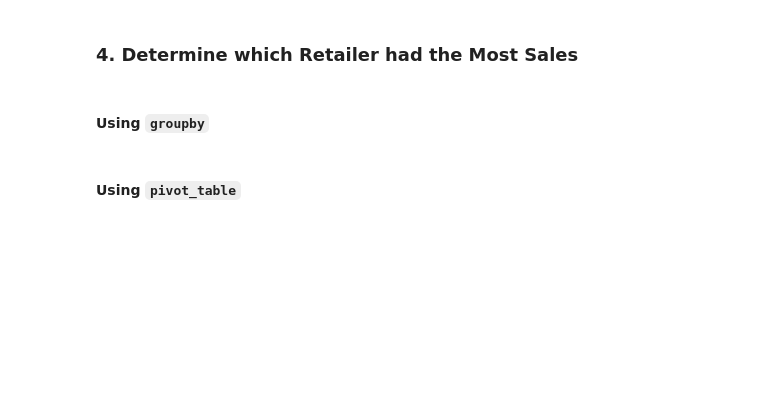
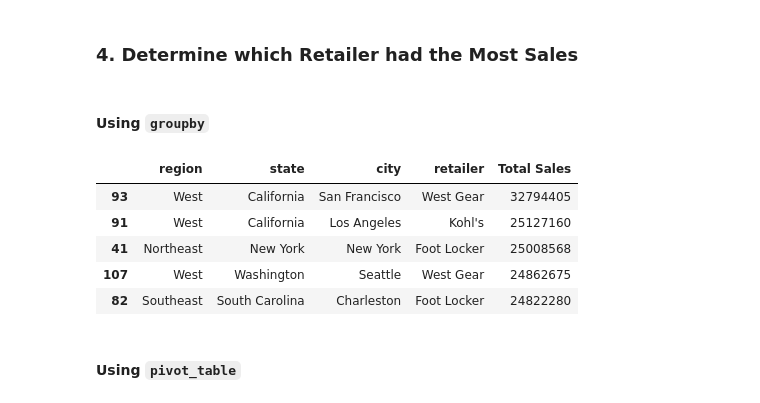
Before and after one commit to awm66/athletic_sales_analysis, a Jupyter notebook: athletic_sales_analysis_starter_code.ipynb, the cells around one changed output. Saved outputs shown, nothing was run; the diff lists cells and outputs as text; code cells hidden in the pictures; blank space fills up the shorter version.

```diff
--- a/athletic_sales_analysis_starter_code.ipynb
+++ b/athletic_sales_analysis_starter_code.ipynb
@@ -217,10 +333,27 @@ Name: units_sold, dtype: int64
 # %% [markdown]
 #### Using `groupby`
 # %%
-# Show the total sales for the products sold for each retailer, region, state, and city.
+# Show the total sales for the products sold for each retailer, region, state, and city
+grouped_combined_sales = combined_sales.groupby(by=['region', 'state', 'city', 'retailer'])['total_sales'].sum()
+
+# Reset index
+grouped_combined_sales = grouped_combined_sales.reset_index()
+
 # Rename the "total_sales" column to "Total Sales"
+grouped_combined_sales = grouped_combined_sales.rename(columns={'total_sales': 'Total Sales'})
 
-# Show the top 5 results.
+# Sort the dataframe
+grouped_combined_sales = grouped_combined_sales.sort_values(by='Total Sales', ascending=False)
+
+# Display the dataframe
+grouped_combined_sales.head(5)
+# %% [output]
+|  | region | state | city | retailer | Total Sales |
+| 93 | West | California | San Francisco | West Gear | 32794405 |
+| 91 | West | California | Los Angeles | Kohl's | 25127160 |
+| 41 | Northeast | New York | New York | Foot Locker | 25008568 |
+| 107 | West | Washington | Seattle | West Gear | 24862675 |
+| 82 | Southeast | South Carolina | Charleston | Foot Locker | 24822280 |
 # %% [markdown]
 #### Using `pivot_table`
 # %%
```
Also changed, not shown: parts of 29 cells of this notebook, 7 other files.
